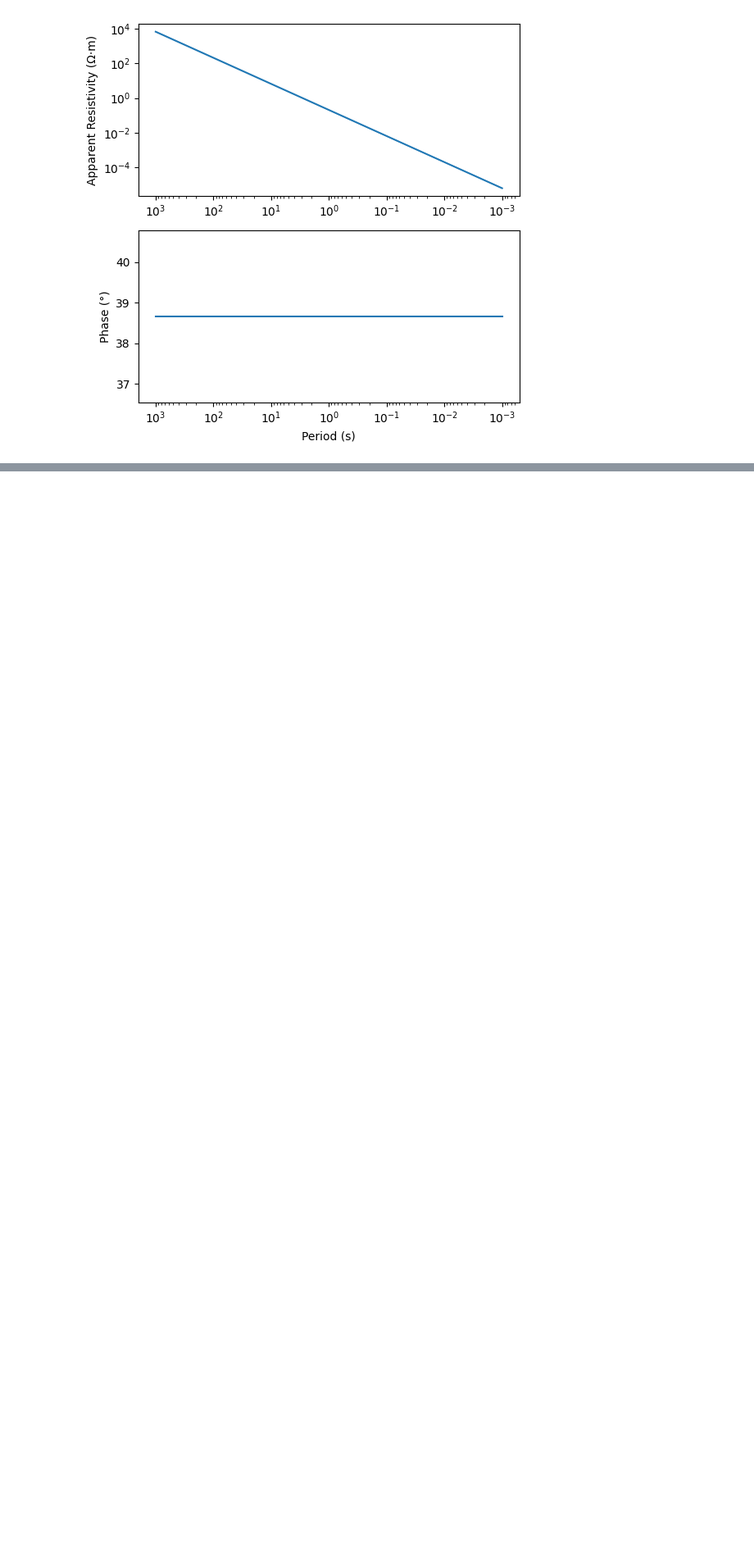
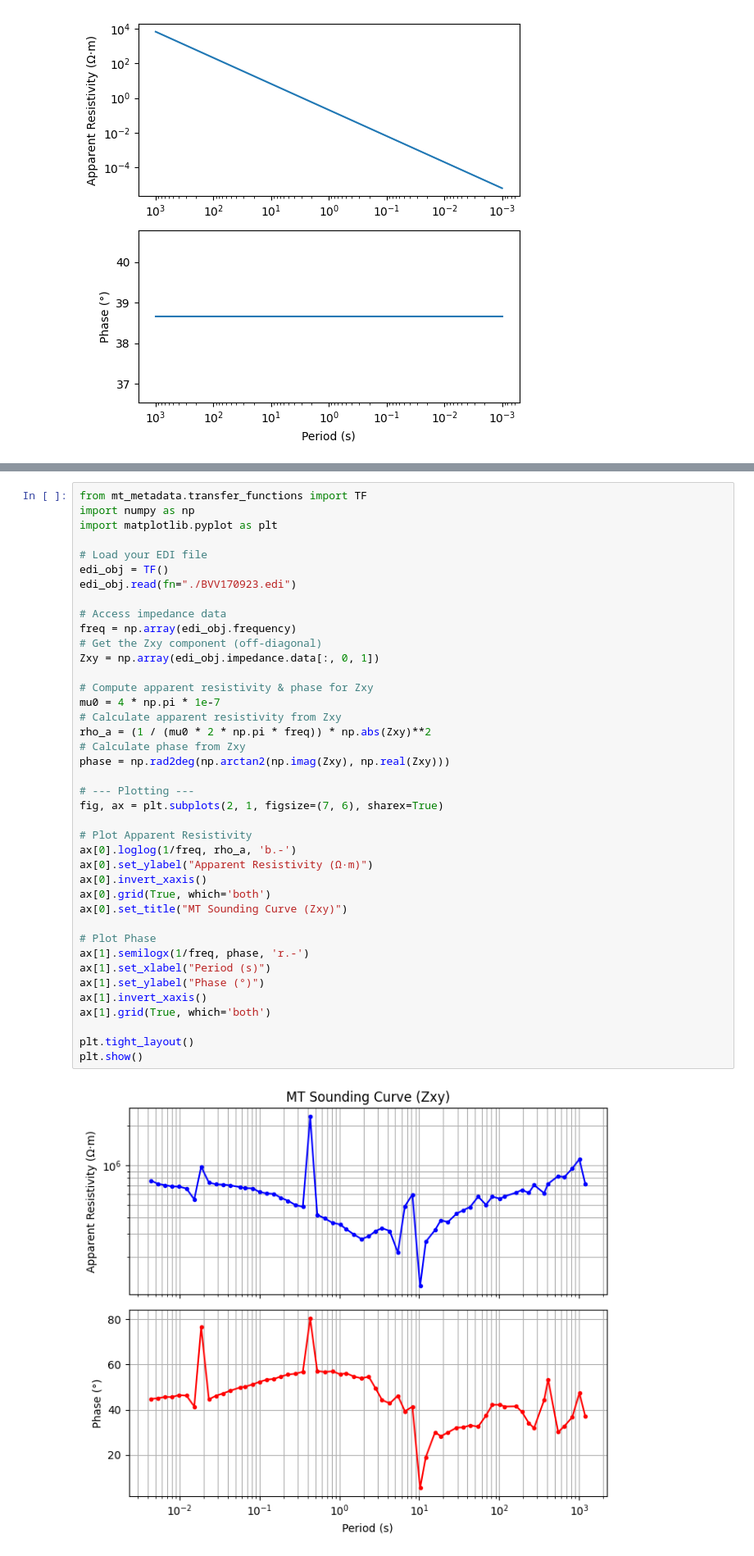
Before and after one commit to Shailo2002/Dissertation, a Jupyter notebook: day-2/code.ipynb, the cells around one changed output, grey strips where cells are left out. Shown at 82% size. Cells and saved outputs as stored; diff of their text form; blank space fills up the shorter version.

```diff
--- a/day-2/code.ipynb
+++ b/day-2/code.ipynb
@@ -57,0 +54,42 @@ HTTPError: HTTP Error 404: Not Found
+# %%
+from mt_metadata.transfer_functions import TF
+import numpy as np
+import matplotlib.pyplot as plt
+
+# Load your EDI file
+edi_obj = TF()
+edi_obj.read(fn="./BVV170923.edi")
+
+# Access impedance data
+freq = np.array(edi_obj.frequency)
+# Get the Zxy component (off-diagonal)
+Zxy = np.array(edi_obj.impedance.data[:, 0, 1])
+
+# Compute apparent resistivity & phase for Zxy
+mu0 = 4 * np.pi * 1e-7
+# Calculate apparent resistivity from Zxy
+rho_a = (1 / (mu0 * 2 * np.pi * freq)) * np.abs(Zxy)**2
+# Calculate phase from Zxy
+phase = np.rad2deg(np.arctan2(np.imag(Zxy), np.real(Zxy)))
+
+# --- Plotting ---
+fig, ax = plt.subplots(2, 1, figsize=(7, 6), sharex=True)
+
+# Plot Apparent Resistivity
+ax[0].loglog(1/freq, rho_a, 'b.-')
+ax[0].set_ylabel("Apparent Resistivity (Ω·m)")
+ax[0].invert_xaxis()
+ax[0].grid(True, which='both')
+ax[0].set_title("MT Sounding Curve (Zxy)")
+
+# Plot Phase
+ax[1].semilogx(1/freq, phase, 'r.-')
+ax[1].set_xlabel("Period (s)")
+ax[1].set_ylabel("Phase (°)")
+ax[1].invert_xaxis()
+ax[1].grid(True, which='both')
+
+plt.tight_layout()
+plt.show()
+# %% [output]
+[figure, added]
```
Also changed, not shown: parts of 5 cells of this notebook, 2 other files.
